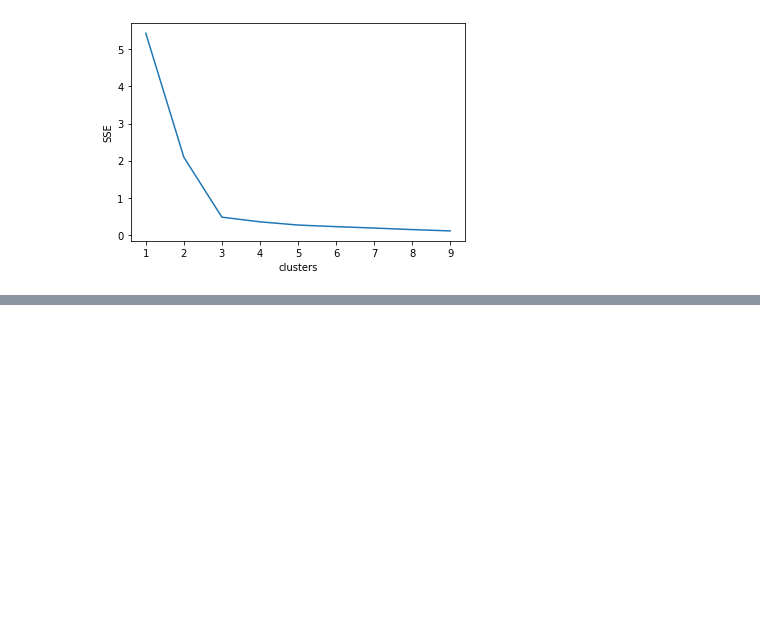
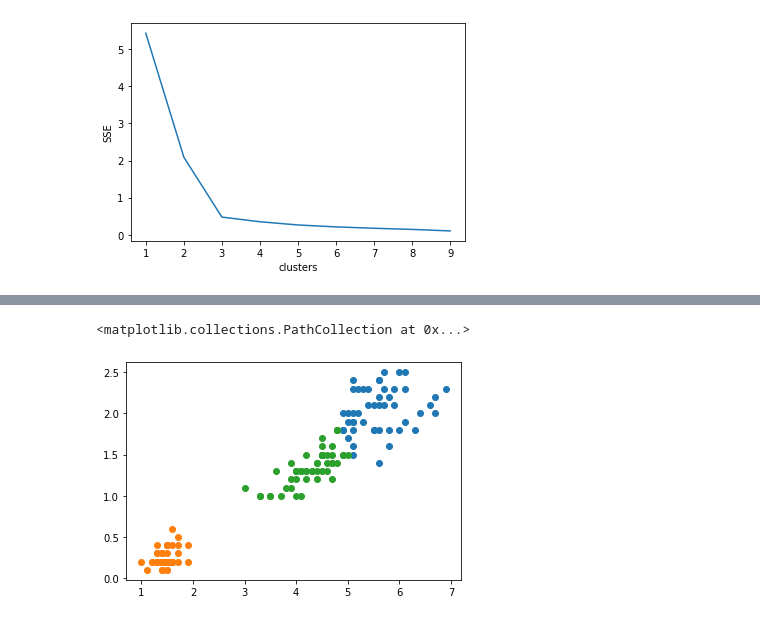
Before and after one commit to junaideveloper/ai_codes, a Jupyter notebook: K-Means/K-Means-Algorithm.ipynb, the cells around one changed output, grey strips where cells are left out. Cells and saved outputs as stored; diff of their text form; code cells hidden in the pictures; blank space fills up the shorter version.

Commit message:
kmeans clustering-iris folowers

```diff
--- a/K-Means/K-Means-Algorithm.ipynb
+++ b/K-Means/K-Means-Algorithm.ipynb
@@ -191,0 +254,6 @@ plt.plot(k_range,sse)
+# %%
+km = KMeans(n_clusters=3)
+yp= km.fit_predict(df[['petal length (cm)','petal width (cm)']])
+df['cluster'] = yp
+
+df
@@ -191,0 +274,13 @@ plt.plot(k_range,sse)
+# %%
+df1 = df[df['cluster'] == 0]
+df2 = df[df['cluster'] == 1]
+df3 = df[df['cluster'] == 2]
+
+
+
+plt.scatter(df1['petal length (cm)'],df1['petal width (cm)'])
+plt.scatter(df2['petal length (cm)'],df2['petal width (cm)'])
+plt.scatter(df3['petal length (cm)'],df3['petal width (cm)'])
+# %% [output]
+<matplotlib.collections.PathCollection at 0x...>
+[figure, added]
```
Also changed, not shown: parts of 17 cells of this notebook.
